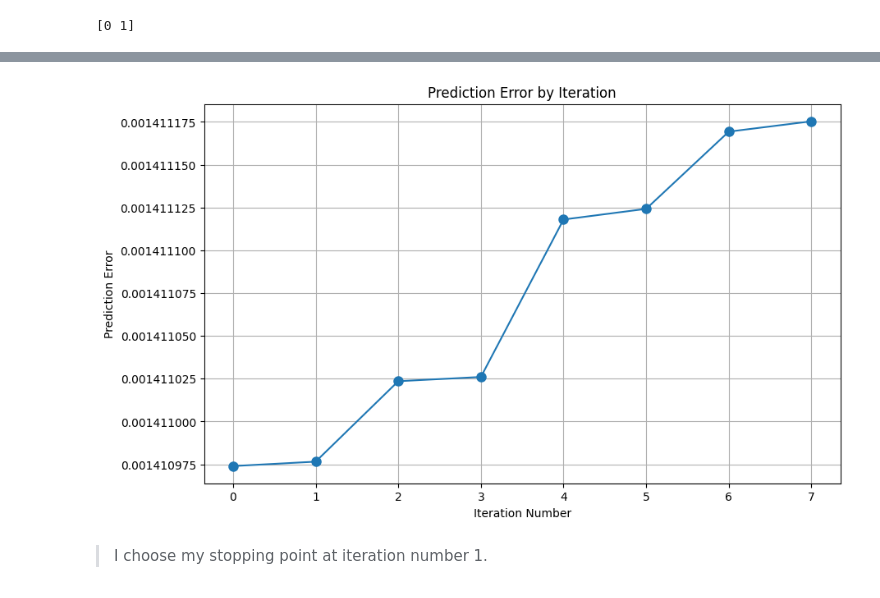
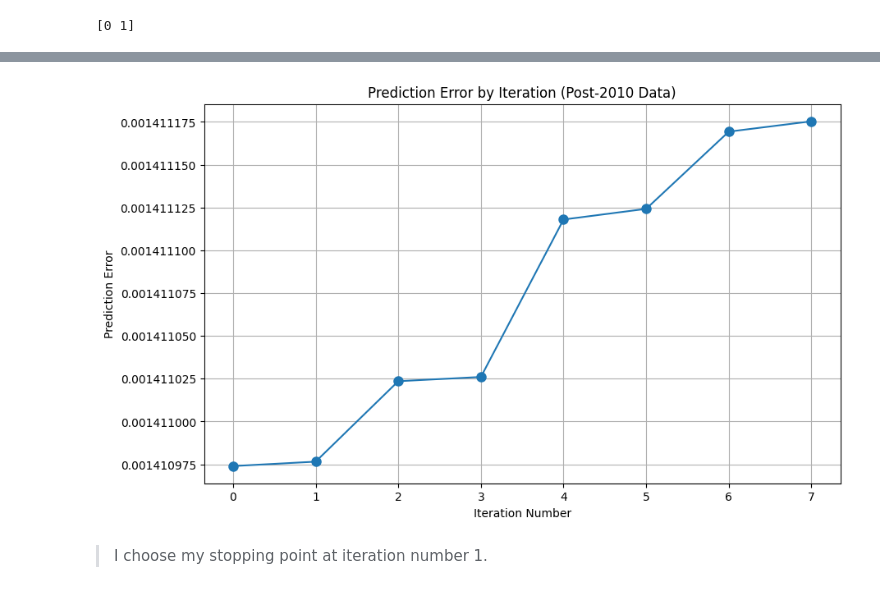
Before and after one commit to MIDS-at-Duke/uds-2024-flyingsloths, a Jupyter notebook: 02_Code/04_Matching_Regression_post2010.ipynb, the cells around one changed output, grey strips where cells are left out. Drawn from its saved outputs; the diff is of its cells as text; code cells hidden in the pictures.

```diff
--- a/02_Code/04_Matching_Regression_post2010.ipynb
+++ b/02_Code/04_Matching_Regression_post2010.ipynb
@@ -107,17 +107,17 @@ Completed iteration 1 of matching
 # %%
 # Retrieve the prediction errors for each iteration
 prediction_errors = model.pe_each_iter
 
 # Plotting the prediction errors
 plt.figure(figsize=(10, 6))
 plt.plot(prediction_errors, marker="o", linestyle="-", markersize=8)
-plt.title("Prediction Error by Iteration")
+plt.title("Prediction Error by Iteration (Post-2010 Data)")
 plt.xlabel("Iteration Number")
 plt.ylabel("Prediction Error")
 plt.grid(True)
 plt.show()
 # %% [output]
-[figure, old version]
+[figure, new version]
 # %% [markdown]
 > I choose my stopping point at iteration number 1.
 # %%
```
Also changed, not shown: parts of 4 cells of this notebook, 2 other files.
